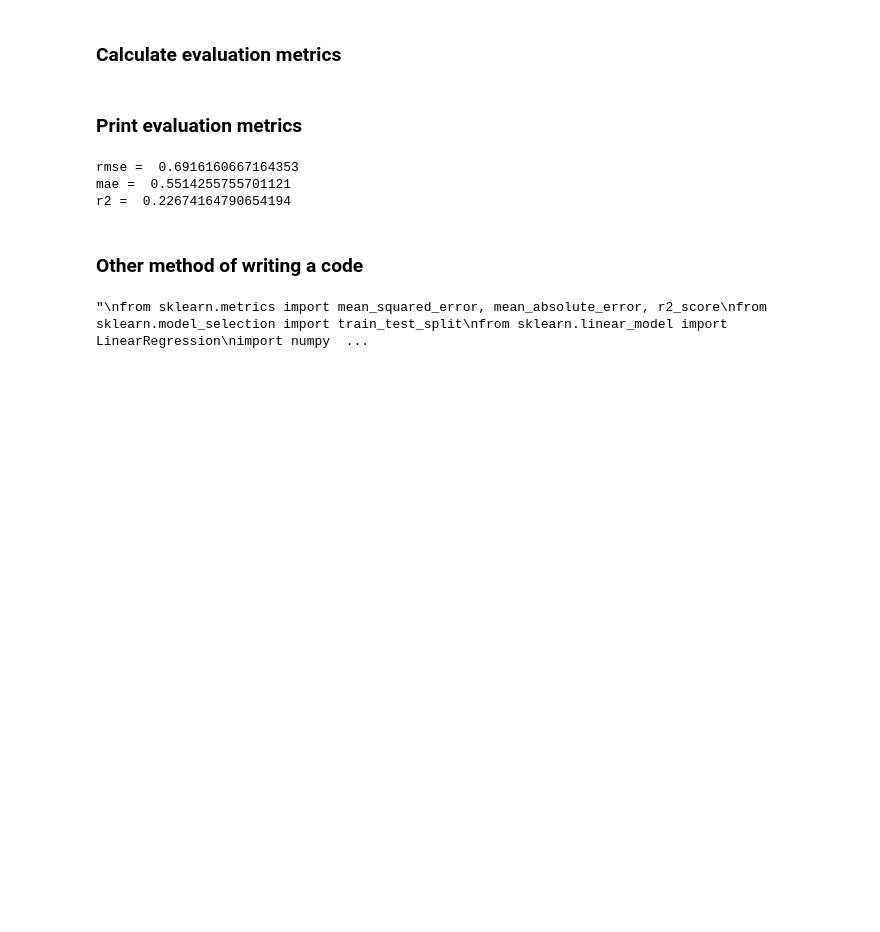
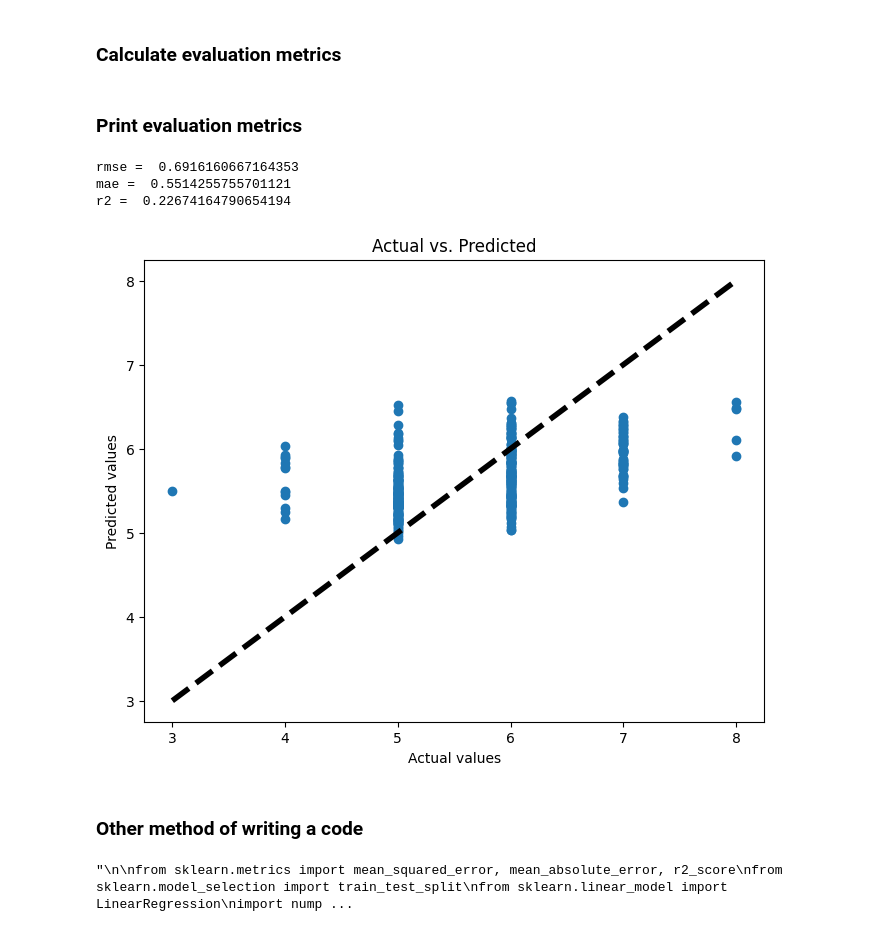
Before and after one commit to farshidhesami/machine_learning_01, a Jupyter notebook: research/Experiment.ipynb, the cells around one changed output. Saved outputs shown, nothing was run; the diff lists cells and outputs as text; code cells hidden in the pictures; blank space fills up the shorter version.

```diff
--- a/research/Experiment.ipynb
+++ b/research/Experiment.ipynb
@@ -290,10 +292,23 @@ print("r2 = ", r2)
 rmse =  0.6916160667164353
 mae =  0.5514255755701121
 r2 =  0.22674164790654194
+# %%
+import matplotlib.pyplot as plt
+
+plt.figure(figsize=(8, 6))
+plt.scatter(y_test, predicted_value)
+plt.plot([y_test.min(), y_test.max()], [y_test.min(), y_test.max()], 'k--', lw=4)
+plt.xlabel('Actual values')
+plt.ylabel('Predicted values')
+plt.title('Actual vs. Predicted')
+plt.show()
+# %% [output]
+[figure, added]
 # %% [markdown]
 ### Other method of writing a code
 # %%
-"""
+'''
+
 from sklearn.metrics import mean_squared_error, mean_absolute_error, r2_score
 from sklearn.model_selection import train_test_split
 from sklearn.linear_model import LinearRegression
@@ -330,6 +345,17 @@ results = eval_metrics(y_test, predicted_value, metrics)
 for metric, value in results.items():
     print(f'{metric} = {value}')
 
-"""
+import matplotlib.pyplot as plt
+
+# Visualization
+plt.figure(figsize=(8, 6))
+plt.scatter(y_test, predicted_value)
+plt.plot([y_test.min(), y_test.max()], [y_test.min(), y_test.max()], 'k--', lw=4)
+plt.xlabel('Actual values')
+plt.ylabel('Predicted values')
+plt.title('Actual vs. Predicted')
+plt.show()
+
+'''
 # %% [output]
-"\nfrom sklearn.metrics import mean_squared_error, mean_absolute_error, r2_score\nfrom sklearn.model_selection import train_test_split\nfrom sklearn.linear_model import LinearRegression\nimport numpy  ...
+"\n\nfrom sklearn.metrics import mean_squared_error, mean_absolute_error, r2_score\nfrom sklearn.model_selection import train_test_split\nfrom sklearn.linear_model import LinearRegression\nimport nump ...
```
Also changed, not shown: parts of 1 cell of this notebook.
